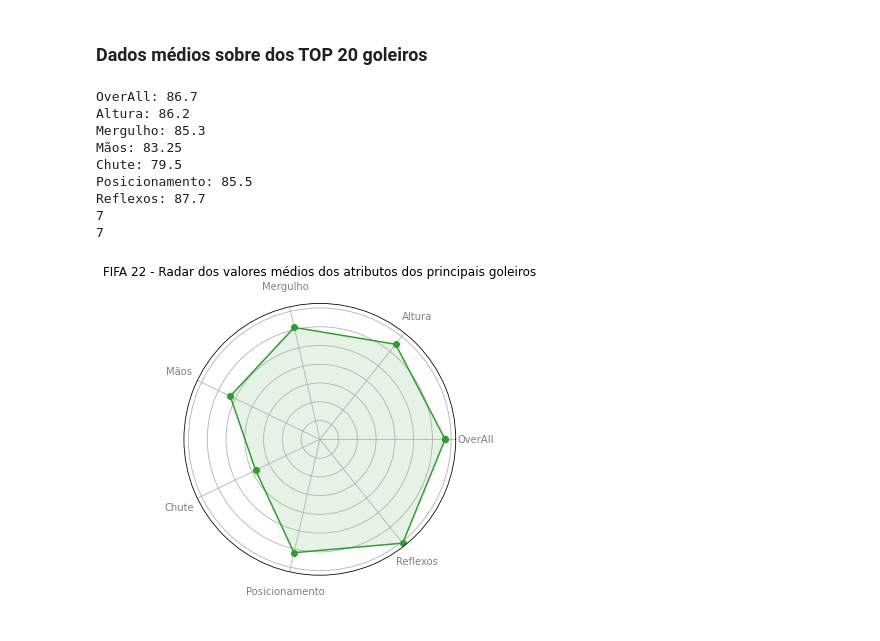
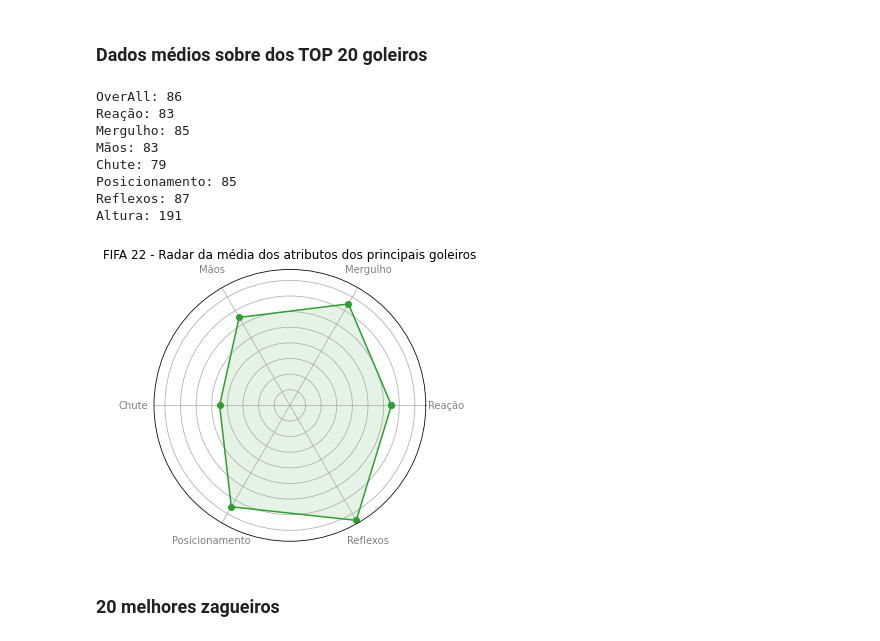
Before and after one commit to leovasc5/exploratory-analysis-of-FIFA-22-data, a Jupyter notebook: curiosidades.ipynb, the cells around one changed output. Saved outputs shown, nothing was run; the diff lists cells and outputs as text; code cells hidden in the pictures.

```diff
--- a/curiosidades.ipynb
+++ b/curiosidades.ipynb
@@ -373,4 +372,29 @@ Ataque: 16.78%
 [figure]
+# %%
+def radar(titulo, valores, atributos):
+    nValores = []
+    for i in valores:
+        nValores.append(i-70)
+
+    nValores.pop(0)
+    atributos.pop(0)
+
+    ##Criando novo array com valores menore para melhor apresentação gráfica e removido atributo overall
+
+    fig = plt.figure()
+    ax = fig.add_subplot(111, polar=True)
+    theta = np.arange(len(atributos) + 1) / float(len(atributos)) * 2 * np.pi
+    values = np.append(nValores, nValores[0])
+
+    l1, = ax.plot(theta, values, color="C2", marker="o", label="Valores")
+    plt.xticks(theta[:-1], atributos, color='grey', size=10)
+    ax.tick_params(pad=10)
+    ax.fill(theta, values, 'green', alpha=0.1)
+    ax.plot(linewidth=1, linestyle='solid')
+    ax.set_yticklabels([])
+
+    plt.title(titulo)
+    return plt.show()
 # %% [markdown]
 ###  20 Melhores Goleiros
 # %%
@@ -397,50 +421,31 @@ temp[['nome', 'overall', 'idade', 'altura', 'clube', 'GK_mergulho', 'GK_maos', '
 # %% [markdown]
 ### Dados médios sobre dos TOP 20 goleiros
 # %%
-atributos = ['OverAll', 'Altura', 'Mergulho', 'Mãos', 'Chute', 'Posicionamento', 'Reflexos']
-colunas = ['overall', 'altura', 'GK_mergulho', 'GK_maos', 'GK_chute', 'GK_posicionamento', 'GK_reflexos']
+atributos = ['OverAll', 'Reação', 'Mergulho', 'Mãos', 'Chute', 'Posicionamento', 'Reflexos']
+colunas = ['overall', 'reacao', 'GK_mergulho', 'GK_maos', 'GK_chute', 'GK_posicionamento', 'GK_reflexos']
 valores = []
 n = 0
 
 for i in colunas:
-    valores.append(temp[i].mean())
+    valores.append(int(temp[i].mean()))
 
 for j in atributos:
     print(j+': '+ str(valores[n]))
     n+=1
+
+print('Altura: ' + str(int(temp['altura'].mean())))
+graf = radar('FIFA 22 - Radar da média dos atributos dos principais goleiros', valores, atributos)
 # %% [output]
-OverAll: 86.7
-Altura: 86.2
-Mergulho: 85.3
-Mãos: 83.25
-Chute: 79.5
-Posicionamento: 85.5
-Reflexos: 87.7
-7
-7
+OverAll: 86
+Reação: 83
+Mergulho: 85
+Mãos: 83
+Chute: 79
+Posicionamento: 85
+Reflexos: 87
+Altura: 191
+[figure, added]
 # %%
 ## Esses dados serão usados no notebook Scalt para descobrir atletas fora da curva
-# %%
-nValores = []
-for i in valores:
-    nValores.append(i-70)
-nValores.pop(0)
-atributos.pop(0)
-##Para melhor compreensão dos usuários
-
-fig = plt.figure()
-ax = fig.add_subplot(111, polar=True)
-theta = np.arange(len(atributos) + 1) / float(len(atributos)) * 2 * np.pi
-values = np.append(nValores, nValores[0])
-
-l1, = ax.plot(theta, values, color="C2", marker="o", label="Valores")
-plt.xticks(theta[:-1], atributos, color='grey', size=10)
-ax.tick_params(pad=10)
-ax.fill(theta, values, 'green', alpha=0.1)
-ax.plot(linewidth=1, linestyle='solid')
-ax.set_yticklabels([])
-
-plt.title("FIFA 22 - Radar dos valores médios dos atributos dos principais goleiros")
-plt.show()
-# %% [output]
-[figure, removed]
+# %% [markdown]
+### 20 melhores zagueiros
```
Also changed, not shown: parts of 32 cells of this notebook, 4 other files.
